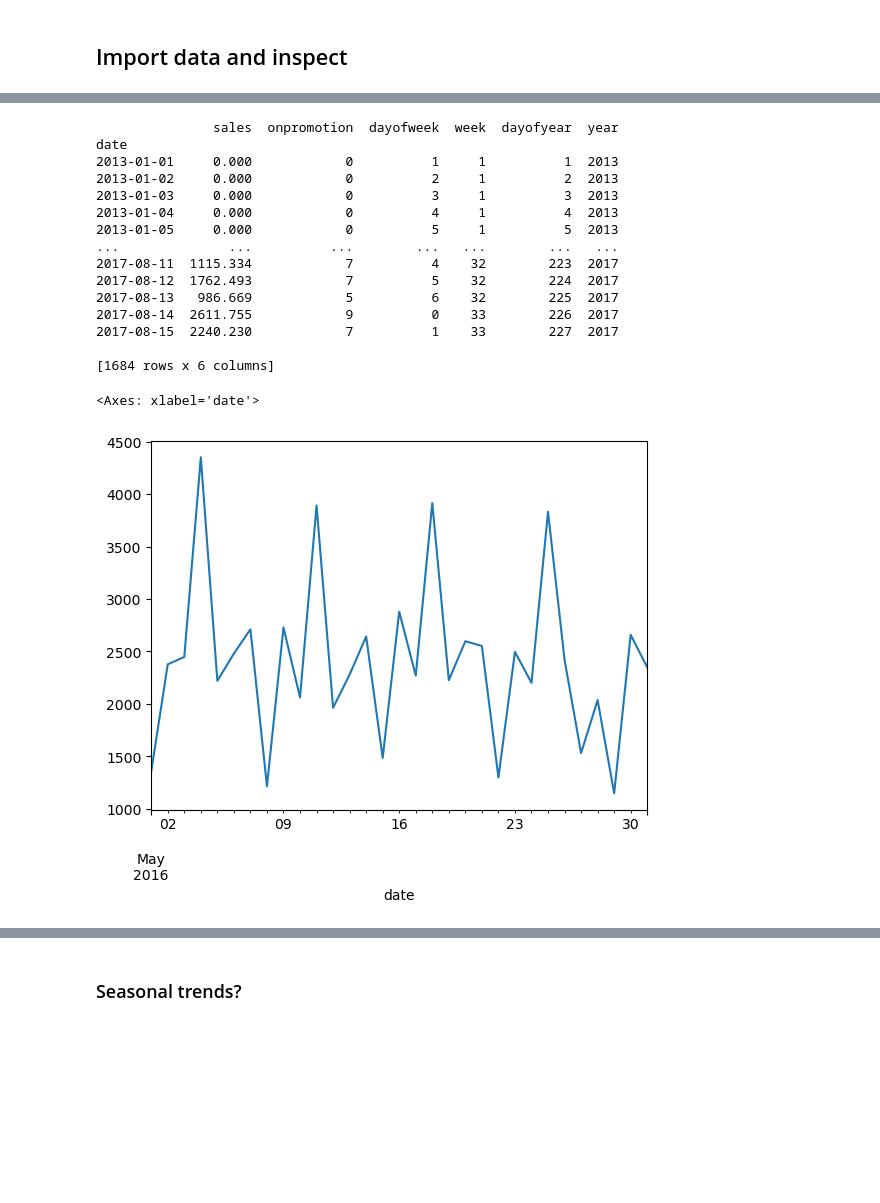
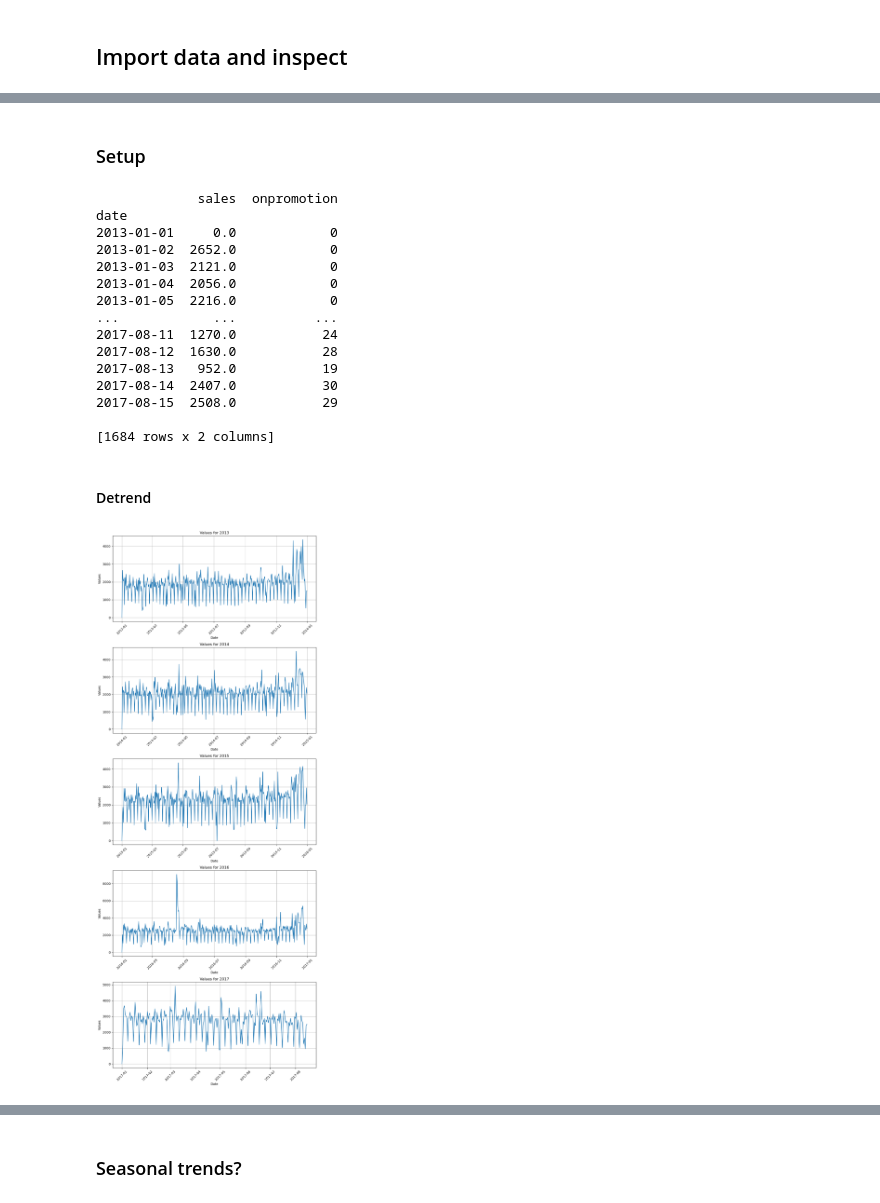
Before and after one commit to darrenjscott/kaggle_comps, a Jupyter notebook: StoreSales_TimeSeries/playground.ipynb, the cells around one changed output, grey strips where cells are left out. Saved outputs shown, nothing was run; the diff lists cells and outputs as text; code cells hidden in the pictures; blank space fills up the shorter version.

Commit message:
Detrended sample products (Groceries I

```diff
--- a/StoreSales_TimeSeries/playground.ipynb
+++ b/StoreSales_TimeSeries/playground.ipynb
@@ -21,33 +49,56 @@ train_df = pd.read_csv('./data/train.csv', dtype=train_dtypes, parse_dates=['dat
+# %% [markdown]
+### Setup
 # %%
 store_num = 1
-product = 'PRODUCE'
+product = 'GROCERY I'
 
 example_condition = (train_df['store_nbr'] == store_num) & (train_df['family'] == product)
-example_sales = sort_date(train_df[example_condition])
+example_sales = sort_date(train_df[example_condition], add_cols=False)
 
 example_sales.drop(['id','store_nbr','family'], axis=1, inplace=True)
 
 print(example_sales)
 # %% [output]
-               sales  onpromotion  dayofweek  week  dayofyear  year
+             sales  onpromotion
 date
-2013-01-01     0.000            0          1     1          1  2013
-2013-01-02     0.000            0          2     1          2  2013
-2013-01-03     0.000            0          3     1          3  2013
-2013-01-04     0.000            0          4     1          4  2013
-2013-01-05     0.000            0          5     1          5  2013
-...              ...          ...        ...   ...        ...   ...
-2017-08-11  1115.334            7          4    32        223  2017
-2017-08-12  1762.493            7          5    32        224  2017
-2017-08-13   986.669            5          6    32        225  2017
-2017-08-14  2611.755            9          0    33        226  2017
-2017-08-15  2240.230            7          1    33        227  2017
+2013-01-01     0.0            0
+2013-01-02  2652.0            0
+2013-01-03  2121.0            0
+2013-01-04  2056.0            0
+2013-01-05  2216.0            0
+...            ...          ...
+2017-08-11  1270.0           24
+2017-08-12  1630.0           28
+2017-08-13   952.0           19
+2017-08-14  2407.0           30
+2017-08-15  2508.0           29
 
-[1684 rows x 6 columns]
+[1684 rows x 2 columns]
+# %% [markdown]
+#### Detrend
 # %%
-fig (ax0, ax1, ax2, ax3, ax4) = plt.subplots(5, 1, figsize=(11, 6))
+# We will just inspect raw sales each year first
 
-plt.line()
+years = example_sales.index.year.unique()
+
+# Create a figure with a subplot for each year
+fig, axes = plt.subplots(len(years), 1, figsize=(10, 5 * len(years)), sharex=False)
+
+# Ensure axes is iterable even if there's only one subplot
+if len(years) == 1:
+    axes = [axes]
+
+# Plot each year's data on a separate subplot
+for ax, year in zip(axes, years):
+    df_year = example_sales[example_sales.index.year == year]
+    ax.plot(df_year.index.to_timestamp(), df_year['sales'])
+    ax.set_title(f'Values for {year}')
+    ax.set_xlabel('Date')
+    ax.set_ylabel('Values')
+    ax.grid(True)
+    ax.tick_params(axis='x', rotation=45)
+
+plt.tight_layout()
+plt.show()
 # %% [output]
-<Axes: xlabel='date'>
-[figure, old version]
+[figure, new version]
```
Also changed, not shown: parts of 6 cells of this notebook, 2 other files.
